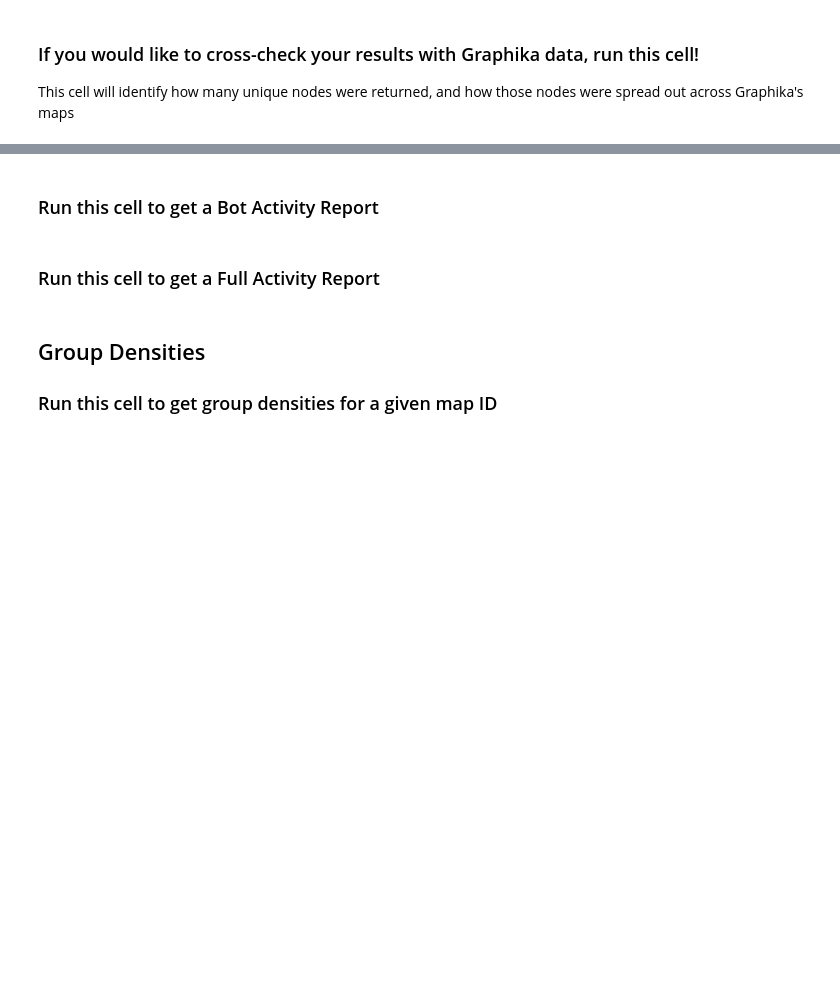
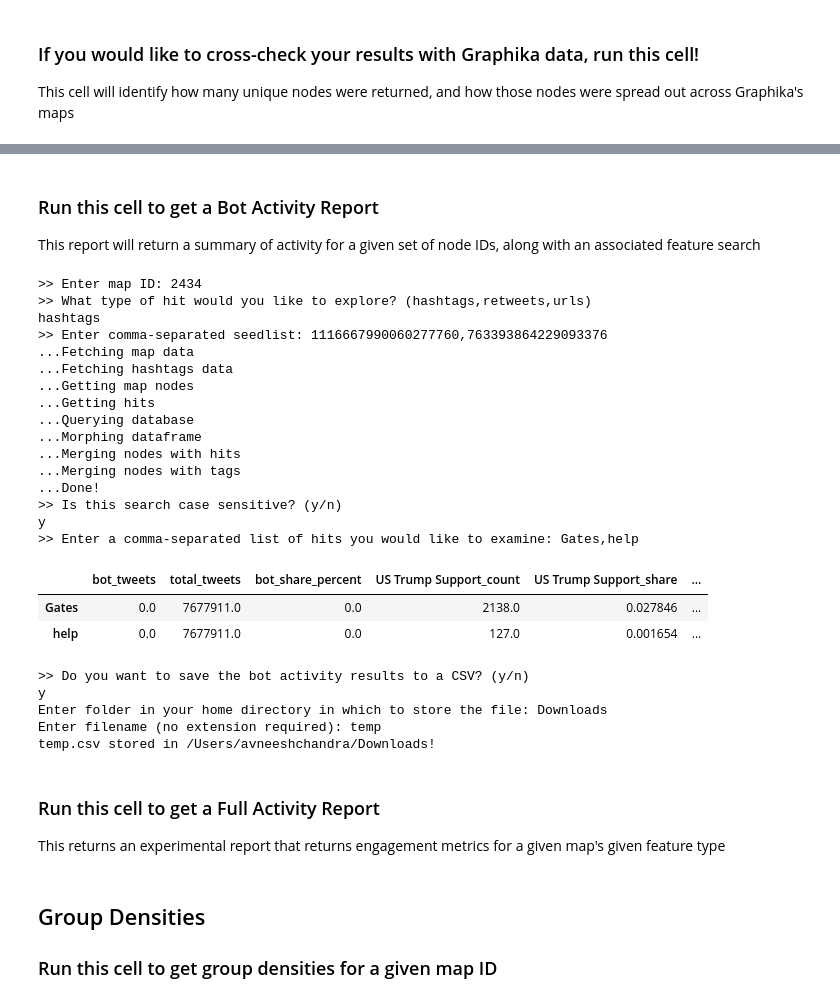
Before and after one commit to erin-mac/Analyst_tools, a Jupyter notebook: avneesh/analyst_tool_v2.ipynb, the cells around one changed output, grey strips where cells are left out. Drawn from its saved outputs; the diff is of its cells as text; code cells hidden in the pictures; blank space fills up the shorter version.

```diff
--- a/avneesh/analyst_tool_v2.ipynb
+++ b/avneesh/analyst_tool_v2.ipynb
@@ -88,9 +105,36 @@ n
 # %% [markdown]
 ### Run this cell to get a Bot Activity Report
+This report will return a summary of activity for a given set of node IDs, along with an associated feature search
 # %%
-run_bot_activity_report(debug = True)
+run_bot_activity_report(debug = False)
+# %% [output]
+>> Enter map ID: 2434
+>> What type of hit would you like to explore? (hashtags,retweets,urls)
+hashtags
+>> Enter comma-separated seedlist: 1116667990060277760,763393864229093376
+...Fetching map data
+...Fetching hashtags data
+...Getting map nodes
+...Getting hits
+...Querying database
+...Morphing dataframe
+...Merging nodes with hits
+...Merging nodes with tags
+...Done!
+>> Is this search case sensitive? (y/n)
+y
+>> Enter a comma-separated list of hits you would like to examine: Gates,help
+|  | bot_tweets | total_tweets | bot_share_percent | US Trump Support_count | US Trump Support_share | ... |
+| Gates | 0.0 | 7677911.0 | 0.0 | 2138.0 | 0.027846 | ... |
+| help | 0.0 | 7677911.0 | 0.0 | 127.0 | 0.001654 | ... |
+>> Do you want to save the bot activity results to a CSV? (y/n)
+y
+Enter folder in your home directory in which to store the file: Downloads
+Enter filename (no extension required): temp
+temp.csv stored in /Users/avneeshchandra/Downloads!
 # %% [markdown]
 ### Run this cell to get a Full Activity Report
+This returns an experimental report that returns engagement metrics for a given map's given feature type
 # %%
 run_full_activity_report(debug = True)
 # %% [markdown]
```
Also changed, not shown: parts of 12 cells of this notebook, 2 other files.
